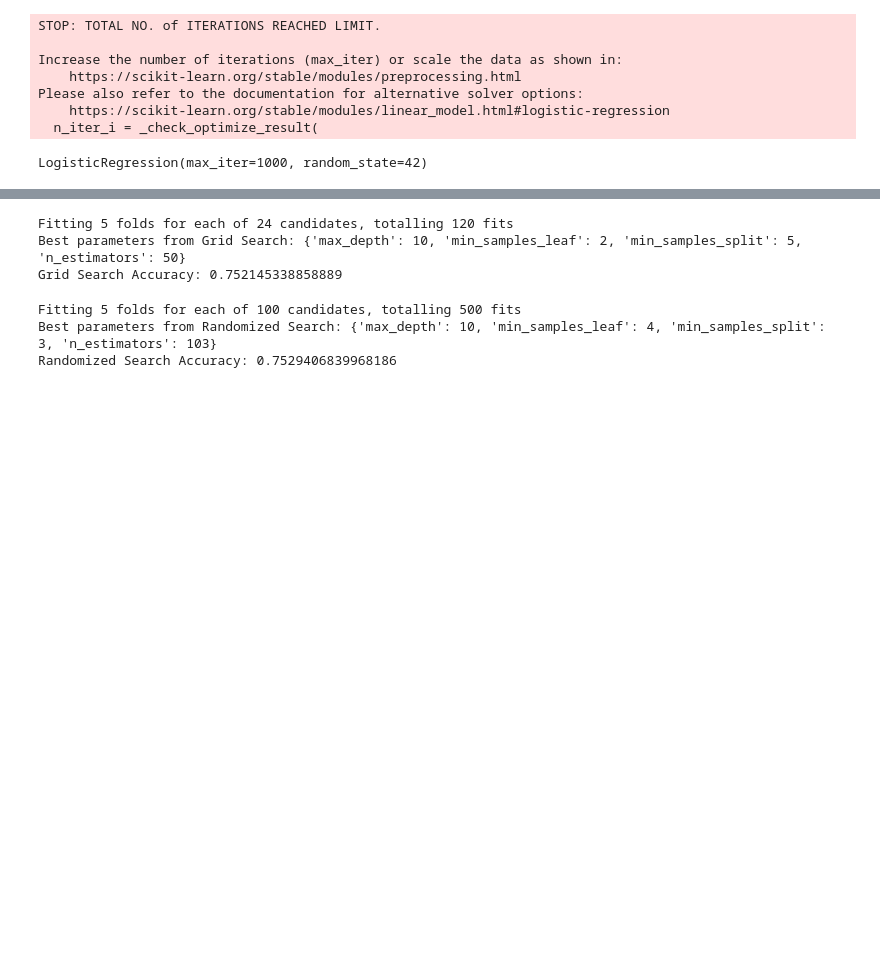
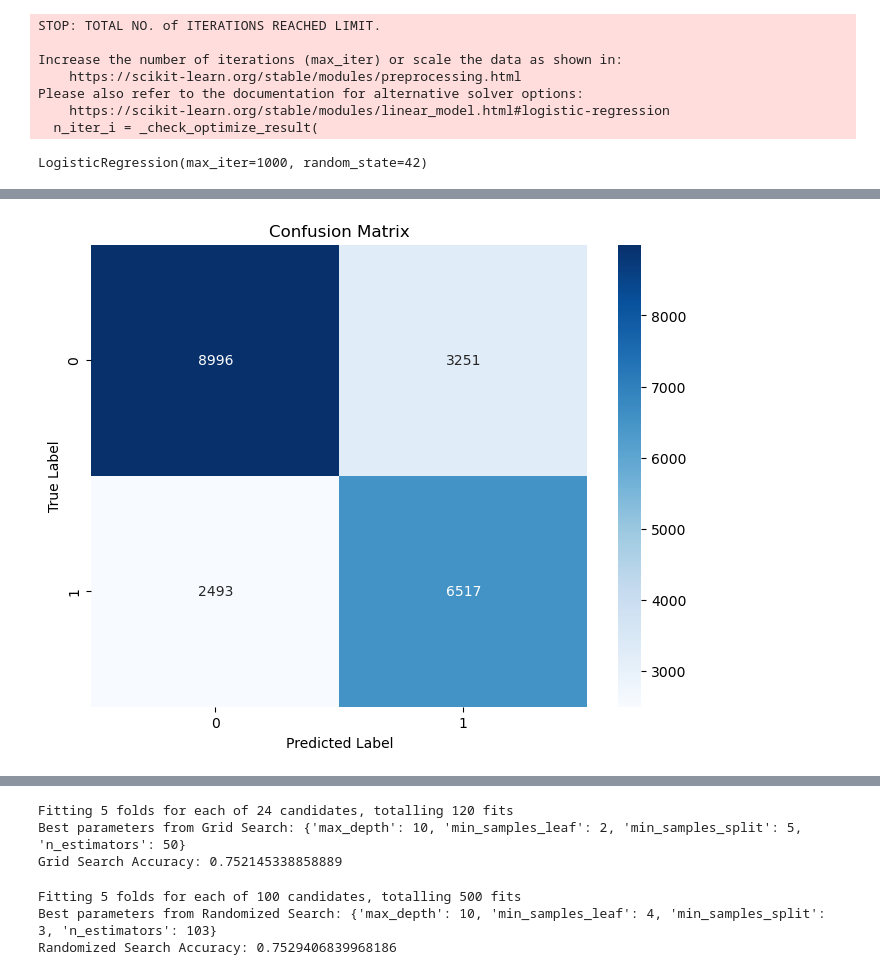
Before and after one commit to Mazen-Elsayed/SmokerDetection_ML_Model, a Jupyter notebook: model_training.ipynb, the cells around one changed output, grey strips where cells are left out. Cells and saved outputs as stored; diff of their text form; code cells hidden in the pictures; blank space fills up the shorter version.

```diff
--- a/model_training.ipynb
+++ b/model_training.ipynb
@@ -460,0 +574,17 @@ weighted avg       0.76      0.75      0.75     23888
+# %%
+# Cell 4: Train model and make predictions
+base_classifier = DecisionTreeClassifier(random_state=42)
+classifiers = train_bagging_model(X_train, y_train, base_classifier, n_estimators=50)
+
+y_pred = predict_bagging(classifiers, X_test)
+y_pred_proba = predict_proba_bagging(classifiers, X_test)
+# %%
+# Cell 6: Visualize confusion matrix
+plt.figure(figsize=(8, 6))
+sns.heatmap(confusion_matrix(y_test, y_pred), annot=True, fmt='d', cmap='Blues')
+plt.title('Confusion Matrix')
+plt.ylabel('True Label')
+plt.xlabel('Predicted Label')
+plt.show()
+# %% [output]
+[figure, added]
```
Also changed, not shown: parts of 24 cells of this notebook.
